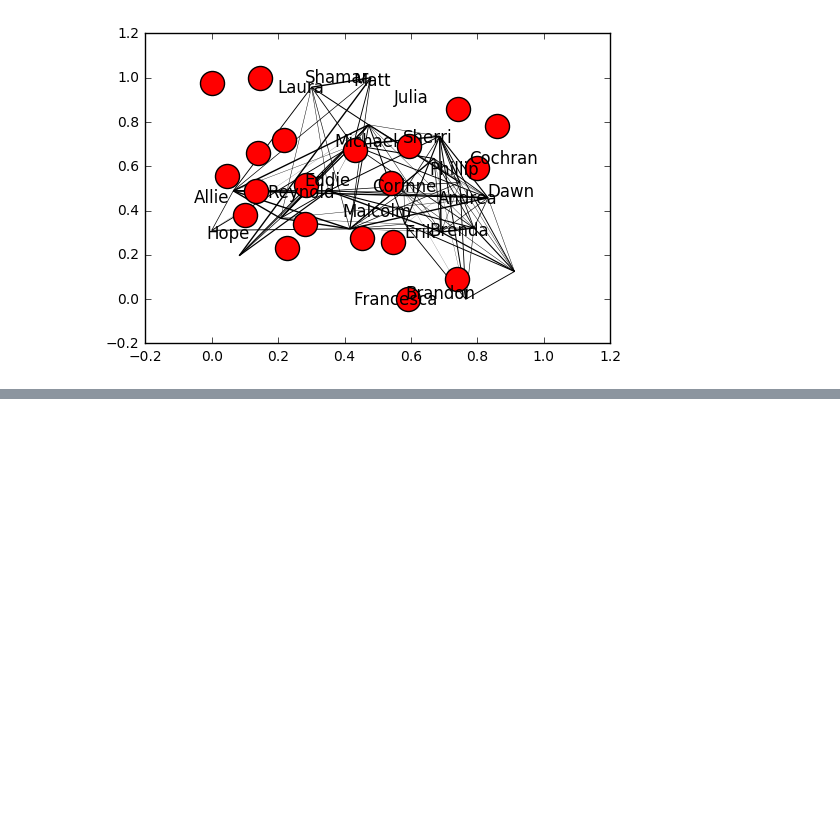
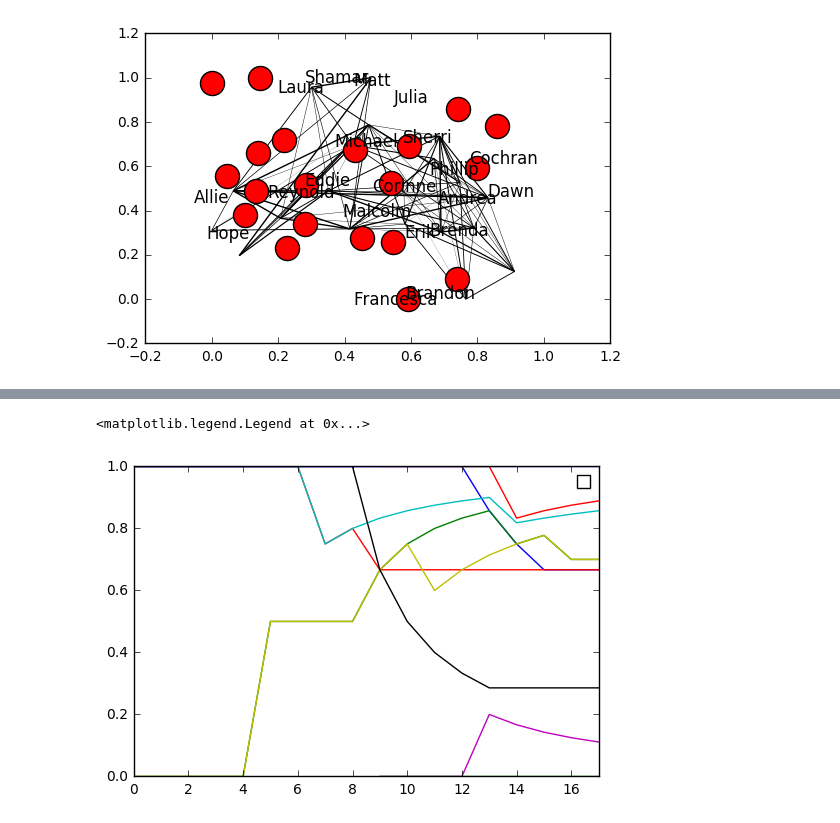
Before and after one commit to piocalderon/survivor-alliance-analysis, a Jupyter notebook: Survivor Alliance Network.ipynb, the cells around one changed output, grey strips where cells are left out. Saved outputs shown, nothing was run; the diff lists cells and outputs as text; code cells hidden in the pictures; blank space fills up the shorter version.

```diff
--- a/Survivor Alliance Network.ipynb
+++ b/Survivor Alliance Network.ipynb
@@ -297,0 +465,6 @@ nx.draw_networkx_edges(G,nx.spring_layout(G),width=w)
+# %%
+filled[[find_str(i,'Cochran') for i in filled.index]].T.plot()
+plt.legend('')
+# %% [output]
+<matplotlib.legend.Legend at 0x...>
+[figure, added]
```
Also changed, not shown: parts of 15 cells of this notebook.
